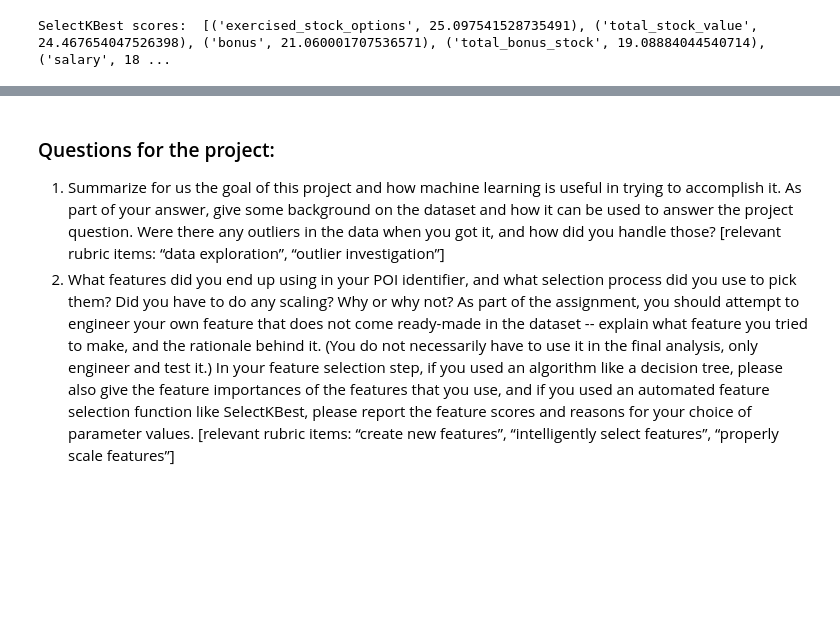
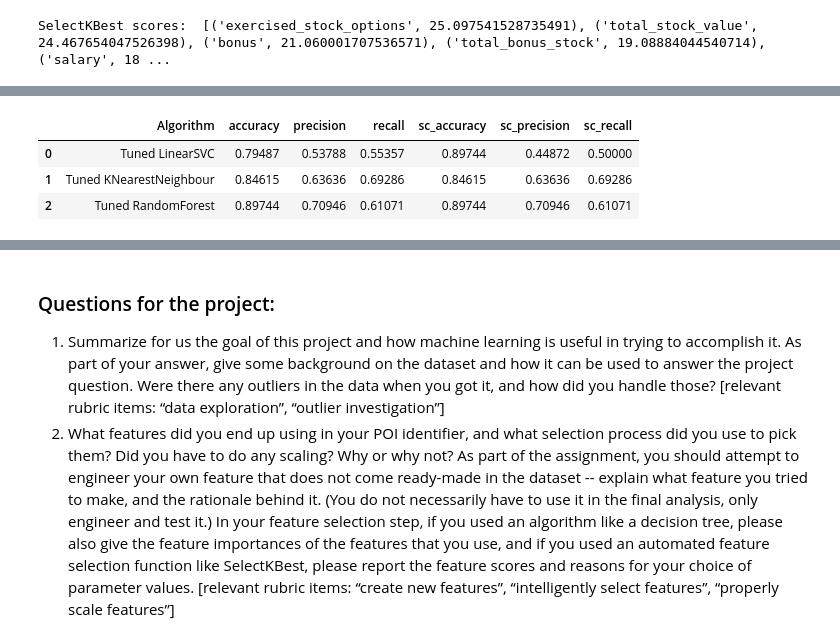
Before and after one commit to steve7an/UDDataAnalyst, a Jupyter notebook: IntroToMachineLearning/final_project.ipynb, the cells around one changed output, grey strips where cells are left out. Cells and saved outputs as stored; diff of their text form; code cells hidden in the pictures; blank space fills up the shorter version.

```diff
--- a/IntroToMachineLearning/final_project.ipynb
+++ b/IntroToMachineLearning/final_project.ipynb
@@ -190,0 +220,2 @@ This pattern didn't repeat for the
+# %%
+tuned_clfs = tune_classifier(features_train, labels_train)
@@ -190,0 +242,8 @@ This pattern didn't repeat for the
+# %%
+datamatrix = compare_algorithms(tuned_clfs, features_train, labels_train, features_test, labels_test, sc_features_train, sc_labels_train,sc_features_test, sc_labels_test)
+pd.DataFrame (datamatrix, columns=['Algorithm','accuracy', 'precision', 'recall','sc_accuracy', 'sc_precision', 'sc_recall'])
+# %% [output]
+|  | Algorithm | accuracy | precision | recall | sc_accuracy | sc_precision | sc_recall |
+| 0 | Tuned LinearSVC | 0.79487 | 0.53788 | 0.55357 | 0.89744 | 0.44872 | 0.50000 |
+| 1 | Tuned KNearestNeighbour | 0.84615 | 0.63636 | 0.69286 | 0.84615 | 0.63636 | 0.69286 |
+| 2 | Tuned RandomForest | 0.89744 | 0.70946 | 0.61071 | 0.89744 | 0.70946 | 0.61071 |
```
Also changed, not shown: parts of 21 cells of this notebook, 6 other files.
